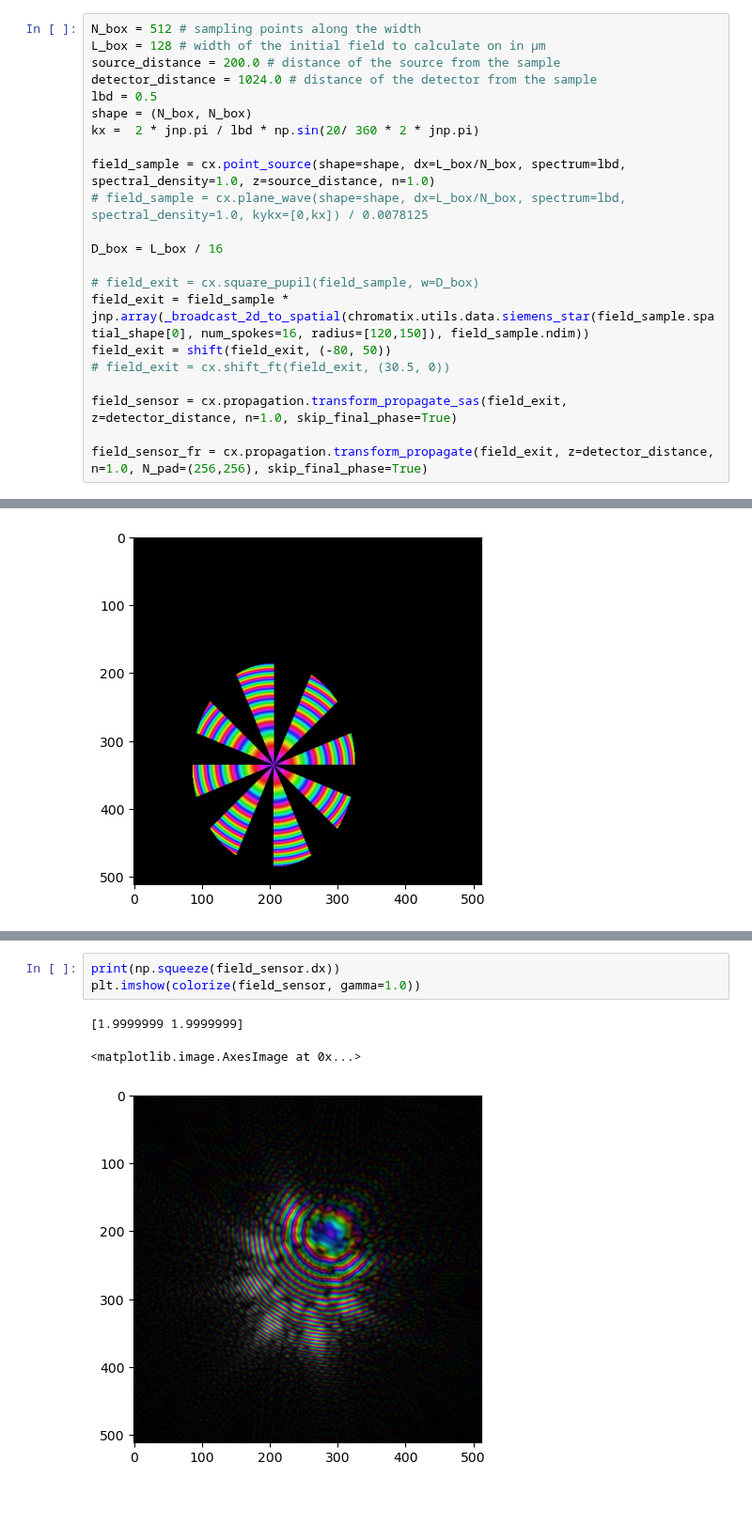
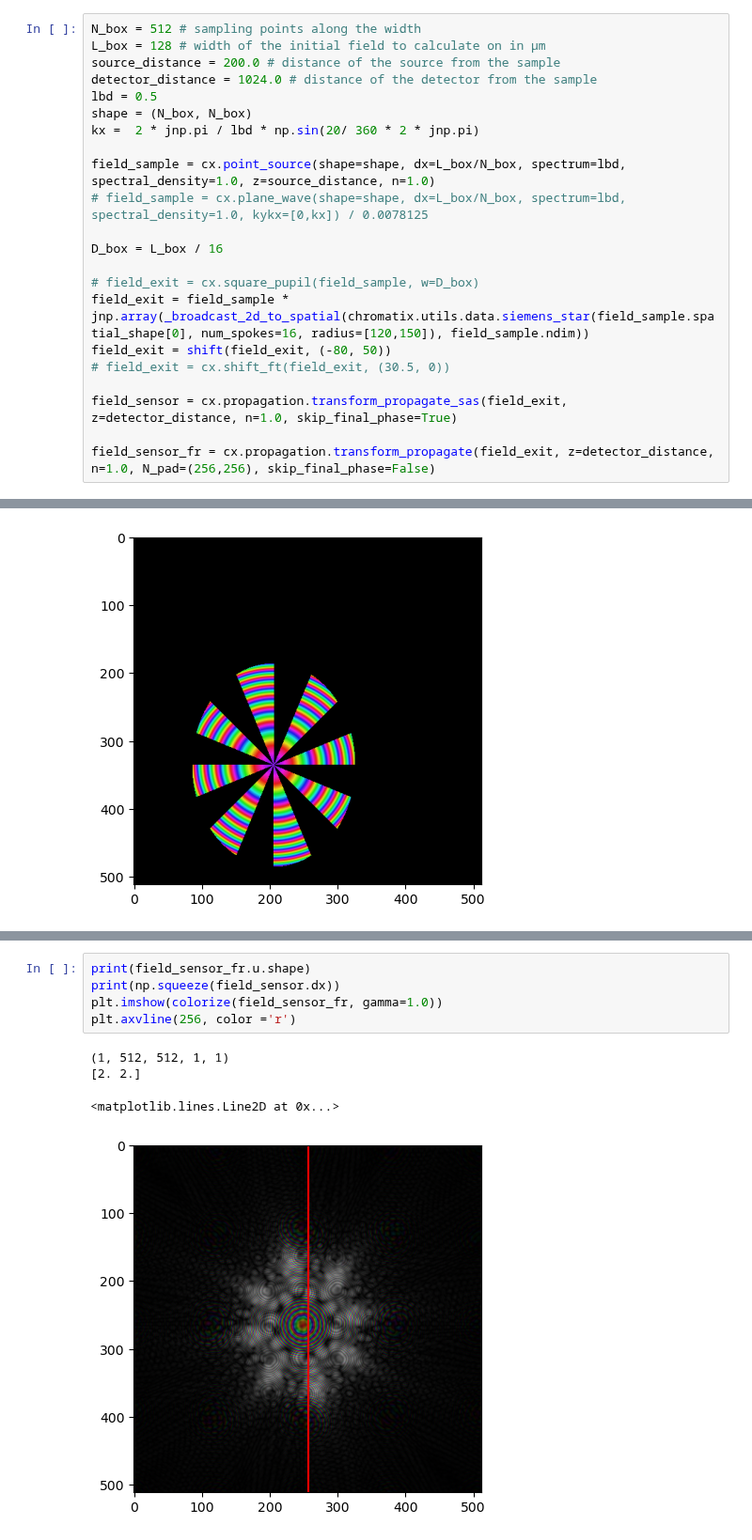
Before and after one commit to chromatix-team/chromatix, a Jupyter notebook: docs/examples/sas_gabor_hologram.ipynb, the cells around one changed output, grey strips where cells are left out. Shown at 94% size. Saved outputs shown, nothing was run; the diff lists cells and outputs as text; blank space fills up the shorter version.

```diff
--- a/docs/examples/sas_gabor_hologram.ipynb
+++ b/docs/examples/sas_gabor_hologram.ipynb
@@ -54,4 +54,4 @@ field_exit = shift(field_exit, (-80, 50))
 
 field_sensor = cx.propagation.transform_propagate_sas(field_exit, z=detector_distance, n=1.0, skip_final_phase=True)
 
-field_sensor_fr = cx.propagation.transform_propagate(field_exit, z=detector_distance, n=1.0, N_pad=(256,256), skip_final_phase=True)
+field_sensor_fr = cx.propagation.transform_propagate(field_exit, z=detector_distance, n=1.0, N_pad=(256,256), skip_final_phase=False)
@@ -63,7 +69,10 @@ plt.imshow(colorize(field_exit))
 # %%
+print(field_sensor_fr.u.shape)
 print(np.squeeze(field_sensor.dx))
-plt.imshow(colorize(field_sensor, gamma=1.0))
+plt.imshow(colorize(field_sensor_fr, gamma=1.0))
+plt.axvline(256, color ='r')
 # %% [output]
-[1.9999999 1.9999999]
+(1, 512, 512, 1, 1)
+[2. 2.]
-<matplotlib.image.AxesImage at 0x...>
+<matplotlib.lines.Line2D at 0x...>
-[figure, old version]
+[figure, new version]
```
Also changed, not shown: parts of 9 cells of this notebook, 5 other files.
